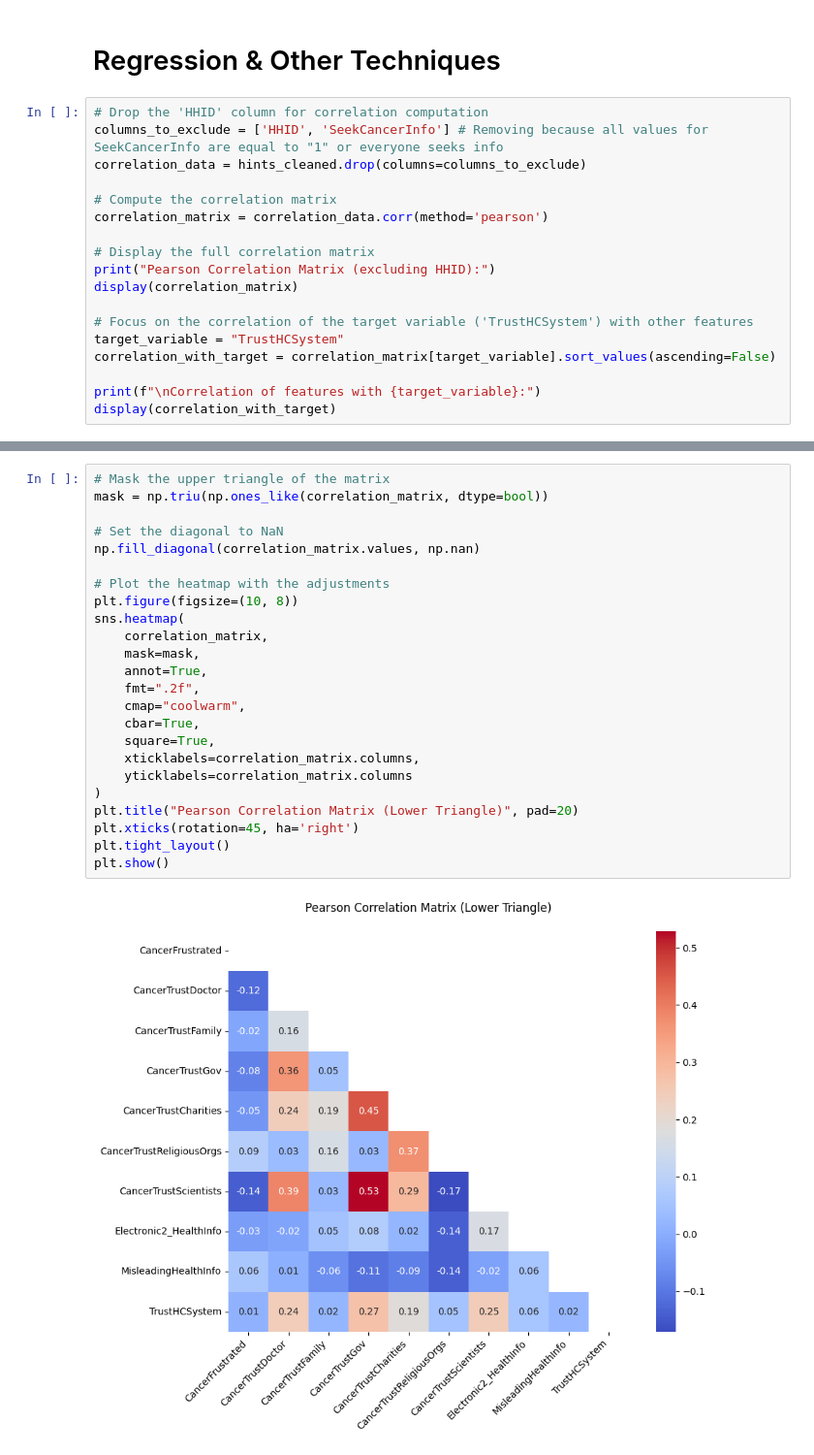
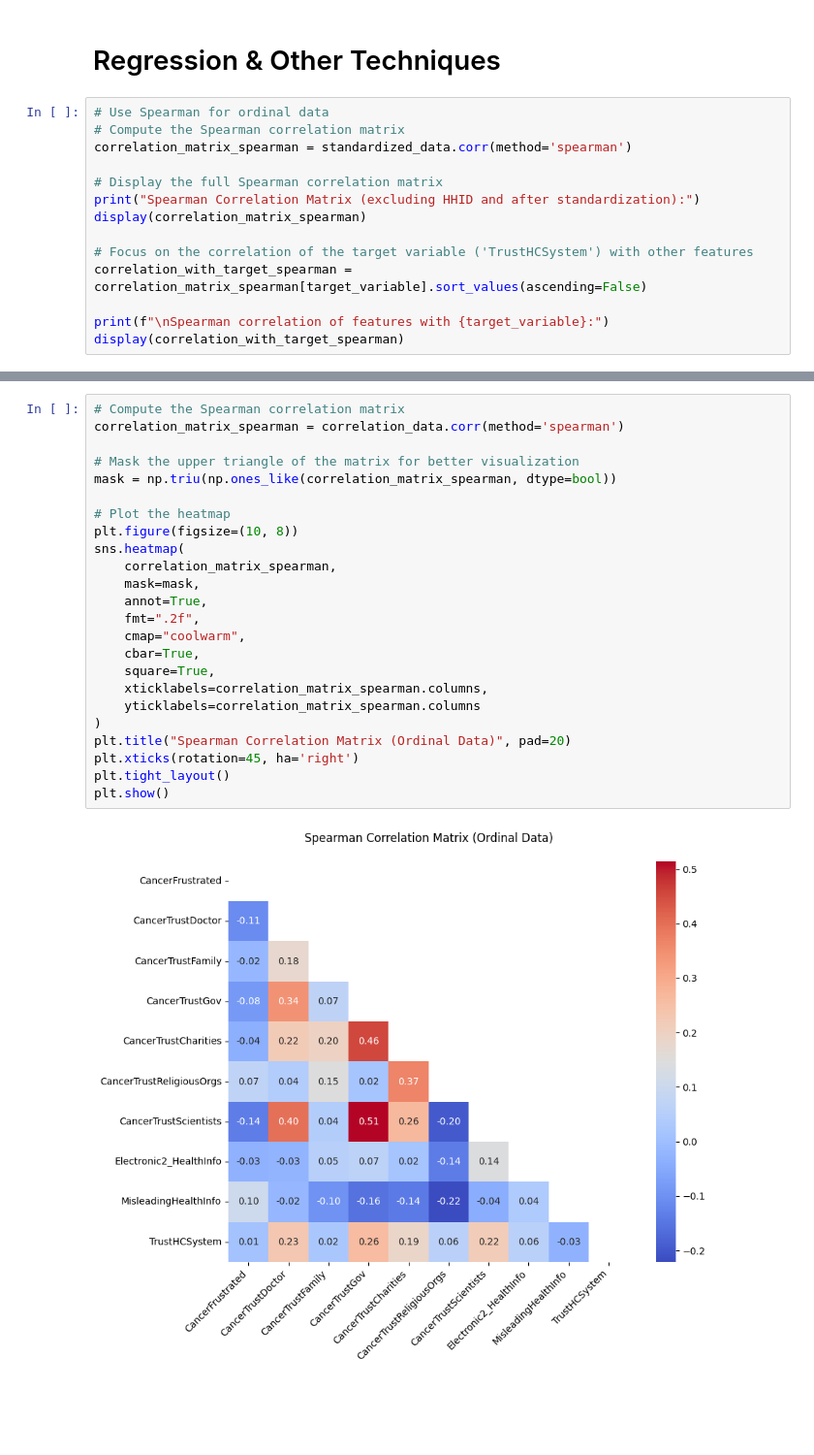
Before and after one commit to msheeba4848/Cancer-Communication-Using-Big-Data-Tools, a Jupyter notebook: code/hints_regression/hints_regression.ipynb, the cells around one changed output, grey strips where cells are left out. Shown at 97% size. Cells and saved outputs as stored; diff of their text form; blank space fills up the shorter version.

```diff
--- a/code/hints_regression/hints_regression.ipynb
+++ b/code/hints_regression/hints_regression.ipynb
@@ -207,21 +208,17 @@ Data after applying mappings to numeric values:
 # %% [markdown]
 # Regression & Other Techniques
 # %%
-# Drop the 'HHID' column for correlation computation
-columns_to_exclude = ['HHID', 'SeekCancerInfo'] # Removing because all values for SeekCancerInfo are equal to "1" or everyone seeks info
-correlation_data = hints_cleaned.drop(columns=columns_to_exclude)
+# Use Spearman for ordinal data
+# Compute the Spearman correlation matrix
+correlation_matrix_spearman = standardized_data.corr(method='spearman')
 
-# Compute the correlation matrix
-correlation_matrix = correlation_data.corr(method='pearson')
-
-# Display the full correlation matrix
-print("Pearson Correlation Matrix (excluding HHID):")
-display(correlation_matrix)
+# Display the full Spearman correlation matrix
+print("Spearman Correlation Matrix (excluding HHID and after standardization):")
+display(correlation_matrix_spearman)
 
 # Focus on the correlation of the target variable ('TrustHCSystem') with other features
-target_variable = "TrustHCSystem"
-correlation_with_target = correlation_matrix[target_variable].sort_values(ascending=False)
+correlation_with_target_spearman = correlation_matrix_spearman[target_variable].sort_values(ascending=False)
 
-print(f"\nCorrelation of features with {target_variable}:")
-display(correlation_with_target)
+print(f"\nSpearman correlation of features with {target_variable}:")
+display(correlation_with_target_spearman)
 # %% [output]
@@ -251,27 +248,27 @@ CancerFrustrated            0.010459
 Name: TrustHCSystem, dtype: float64
 # %%
-# Mask the upper triangle of the matrix
-mask = np.triu(np.ones_like(correlation_matrix, dtype=bool))
+# Compute the Spearman correlation matrix
+correlation_matrix_spearman = correlation_data.corr(method='spearman')
 
-# Set the diagonal to NaN
-np.fill_diagonal(correlation_matrix.values, np.nan)
+# Mask the upper triangle of the matrix for better visualization
+mask = np.triu(np.ones_like(correlation_matrix_spearman, dtype=bool))
 
-# Plot the heatmap with the adjustments
+# Plot the heatmap
 plt.figure(figsize=(10, 8))
 sns.heatmap(
-    correlation_matrix,
+    correlation_matrix_spearman,
     mask=mask,
     annot=True,
     fmt=".2f",
     cmap="coolwarm",
     cbar=True,
     square=True,
-    xticklabels=correlation_matrix.columns,
-    yticklabels=correlation_matrix.columns
+    xticklabels=correlation_matrix_spearman.columns,
+    yticklabels=correlation_matrix_spearman.columns
 )
-plt.title("Pearson Correlation Matrix (Lower Triangle)", pad=20)
+plt.title("Spearman Correlation Matrix (Ordinal Data)", pad=20)
 plt.xticks(rotation=45, ha='right')
 plt.tight_layout()
 plt.show()
 # %% [output]
-[figure, old version]
+[figure, new version]
```
Also changed, not shown: parts of 17 cells of this notebook.
